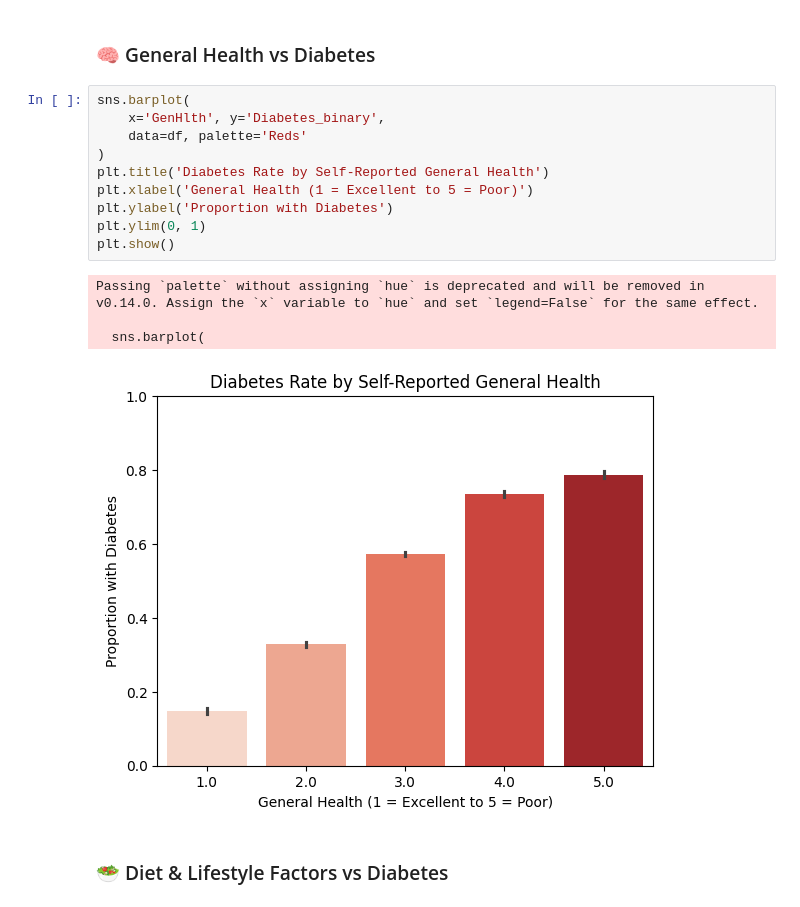
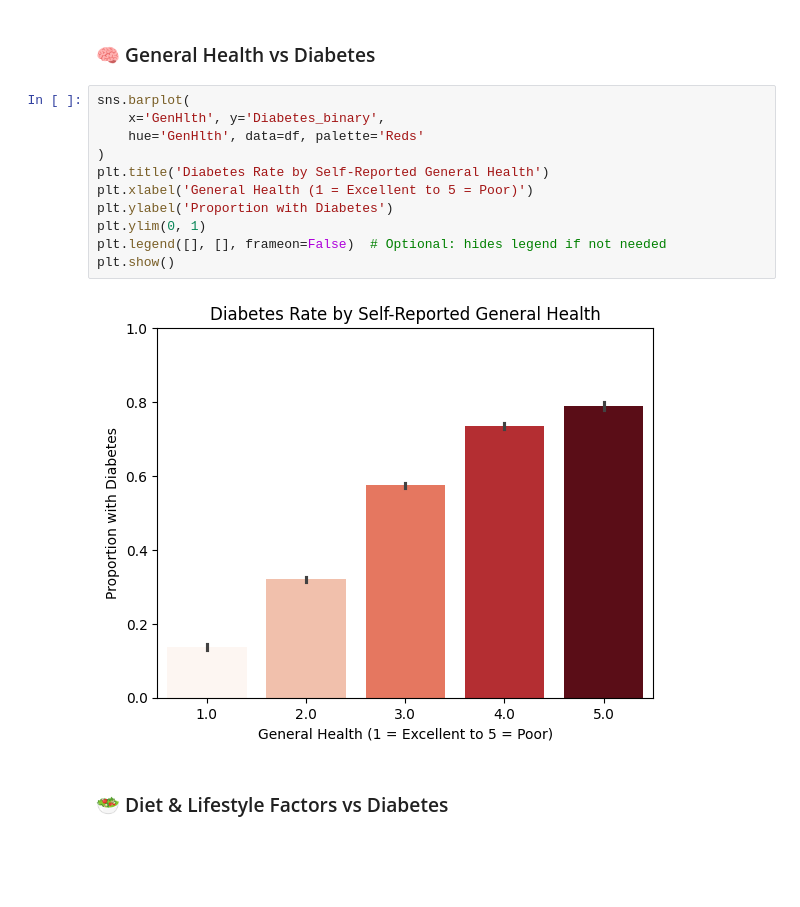
Before and after one commit to Pasindu099/CDC_Diabetes_Project, a Jupyter notebook: notebooks/01_eda_5050.ipynb, the cells around one changed output. Saved outputs shown, nothing was run; the diff lists cells and outputs as text; blank space fills up the shorter version.

```diff
--- a/notebooks/01_eda_5050.ipynb
+++ b/notebooks/01_eda_5050.ipynb
@@ -576,18 +564,16 @@ plt.show()
 # %%
 sns.barplot(
     x='GenHlth', y='Diabetes_binary',
-    data=df, palette='Reds'
+    hue='GenHlth', data=df, palette='Reds'
 )
 plt.title('Diabetes Rate by Self-Reported General Health')
 plt.xlabel('General Health (1 = Excellent to 5 = Poor)')
 plt.ylabel('Proportion with Diabetes')
 plt.ylim(0, 1)
+plt.legend([], [], frameon=False)  # Optional: hides legend if not needed
 plt.show()
 # %% [output]
-Passing `palette` without assigning `hue` is deprecated and will be removed in v0.14.0. Assign the `x` variable to `hue` and set `legend=False` for the same effect.
-
-  sns.barplot(
-[figure, old version]
+[figure, new version]
 # %% [markdown]
 ### 🥗 Diet & Lifestyle Factors vs Diabetes
 # %%
```
Also changed, not shown: parts of 5 cells of this notebook.
